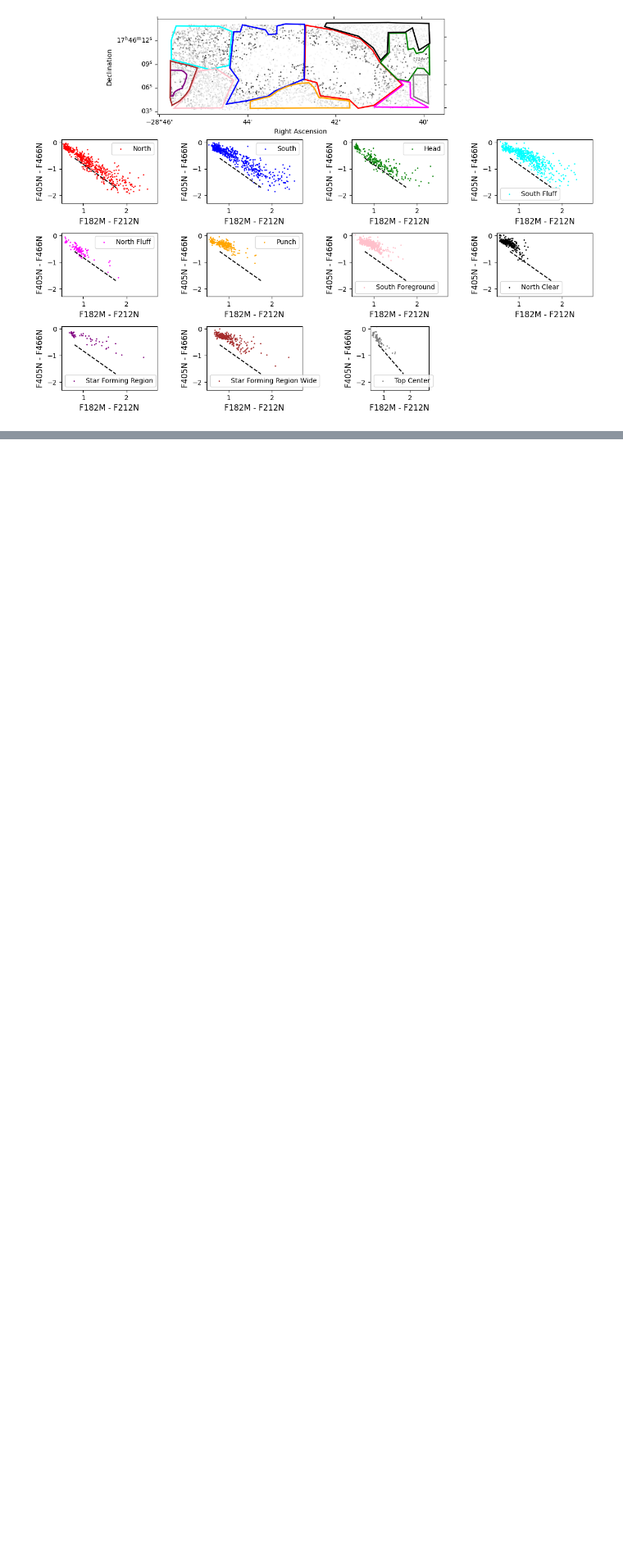
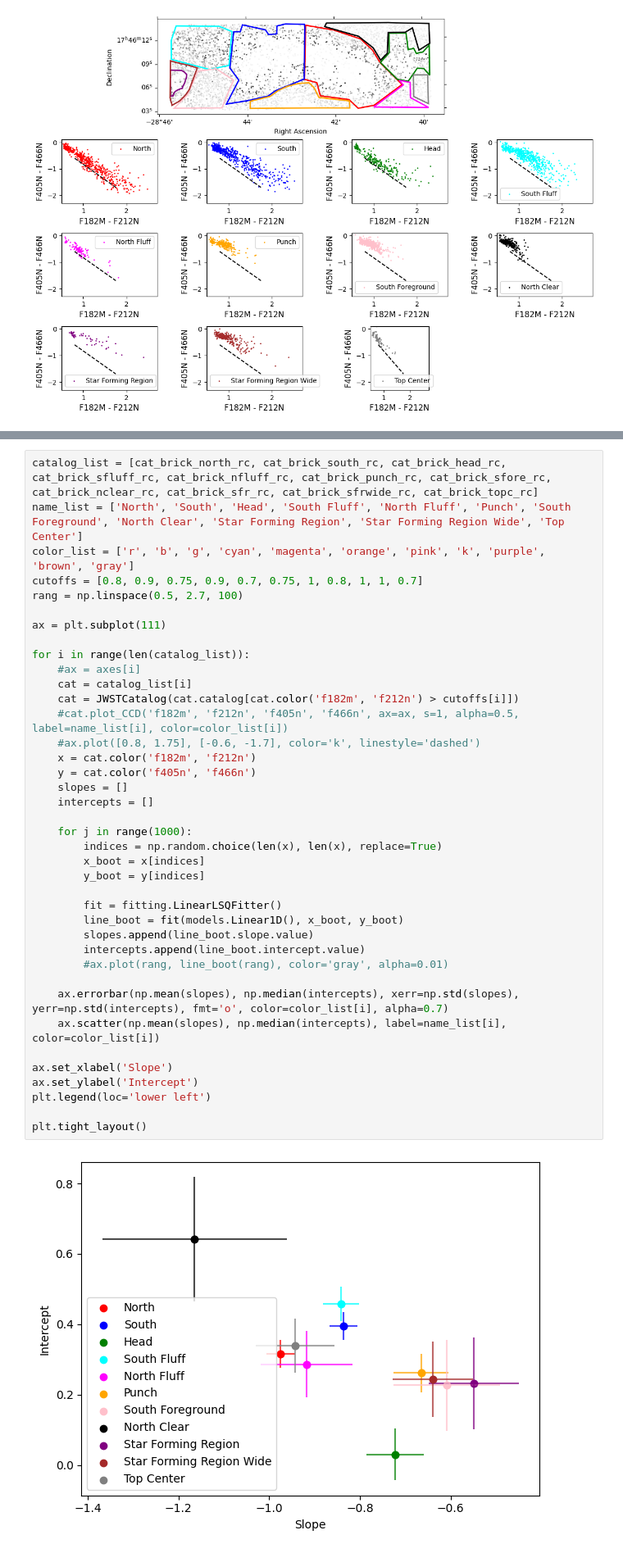
Before and after one commit to SpacialTree/dustridge-cd, a Jupyter notebook: notebooks/brick_analysis.ipynb, the cells around one changed output, grey strips where cells are left out. Shown at 82% size. Drawn from its saved outputs; the diff is of its cells as text; blank space fills up the shorter version.

```diff
--- a/notebooks/brick_analysis.ipynb
+++ b/notebooks/brick_analysis.ipynb
@@ -340,3 +340,44 @@ plt.tight_layout()
+# %%
+catalog_list = [cat_brick_north_rc, cat_brick_south_rc, cat_brick_head_rc, cat_brick_sfluff_rc, cat_brick_nfluff_rc, cat_brick_punch_rc, cat_brick_sfore_rc, cat_brick_nclear_rc, cat_brick_sfr_rc, cat_brick_sfrwide_rc, cat_brick_topc_rc]
+name_list = ['North', 'South', 'Head', 'South Fluff', 'North Fluff', 'Punch', 'South Foreground', 'North Clear', 'Star Forming Region', 'Star Forming Region Wide', 'Top Center']
+color_list = ['r', 'b', 'g', 'cyan', 'magenta', 'orange', 'pink', 'k', 'purple', 'brown', 'gray']
+cutoffs = [0.8, 0.9, 0.75, 0.9, 0.7, 0.75, 1, 0.8, 1, 1, 0.7]
+rang = np.linspace(0.5, 2.7, 100)
+
+ax = plt.subplot(111)
+
+for i in range(len(catalog_list)):
+    #ax = axes[i]
+    cat = catalog_list[i]
+    cat = JWSTCatalog(cat.catalog[cat.color('f182m', 'f212n') > cutoffs[i]])
+    #cat.plot_CCD('f182m', 'f212n', 'f405n', 'f466n', ax=ax, s=1, alpha=0.5, label=name_list[i], color=color_list[i])
+    #ax.plot([0.8, 1.75], [-0.6, -1.7], color='k', linestyle='dashed')
+    x = cat.color('f182m', 'f212n')
+    y = cat.color('f405n', 'f466n')
+    slopes = []
+    intercepts = []
+
+    for j in range(1000):
+        indices = np.random.choice(len(x), len(x), replace=True)
+        x_boot = x[indices]
+        y_boot = y[indices]
+
+        fit = fitting.LinearLSQFitter()
+        line_boot = fit(models.Linear1D(), x_boot, y_boot)
+        slopes.append(line_boot.slope.value)
+        intercepts.append(line_boot.intercept.value)
+        #ax.plot(rang, line_boot(rang), color='gray', alpha=0.01)
+
+    ax.errorbar(np.mean(slopes), np.median(intercepts), xerr=np.std(slopes), yerr=np.std(intercepts), fmt='o', color=color_list[i], alpha=0.7)
+    ax.scatter(np.mean(slopes), np.median(intercepts), label=name_list[i], color=color_list[i])
+
+ax.set_xlabel('Slope')
+ax.set_ylabel('Intercept')
+plt.legend(loc='lower left')
+
+plt.tight_layout()
+# %% [output]
+[figure, added]
 # %%
 fig = plt.figure(figsize=(12, 10))
 
```
Also changed, not shown: parts of 2 cells of this notebook.
